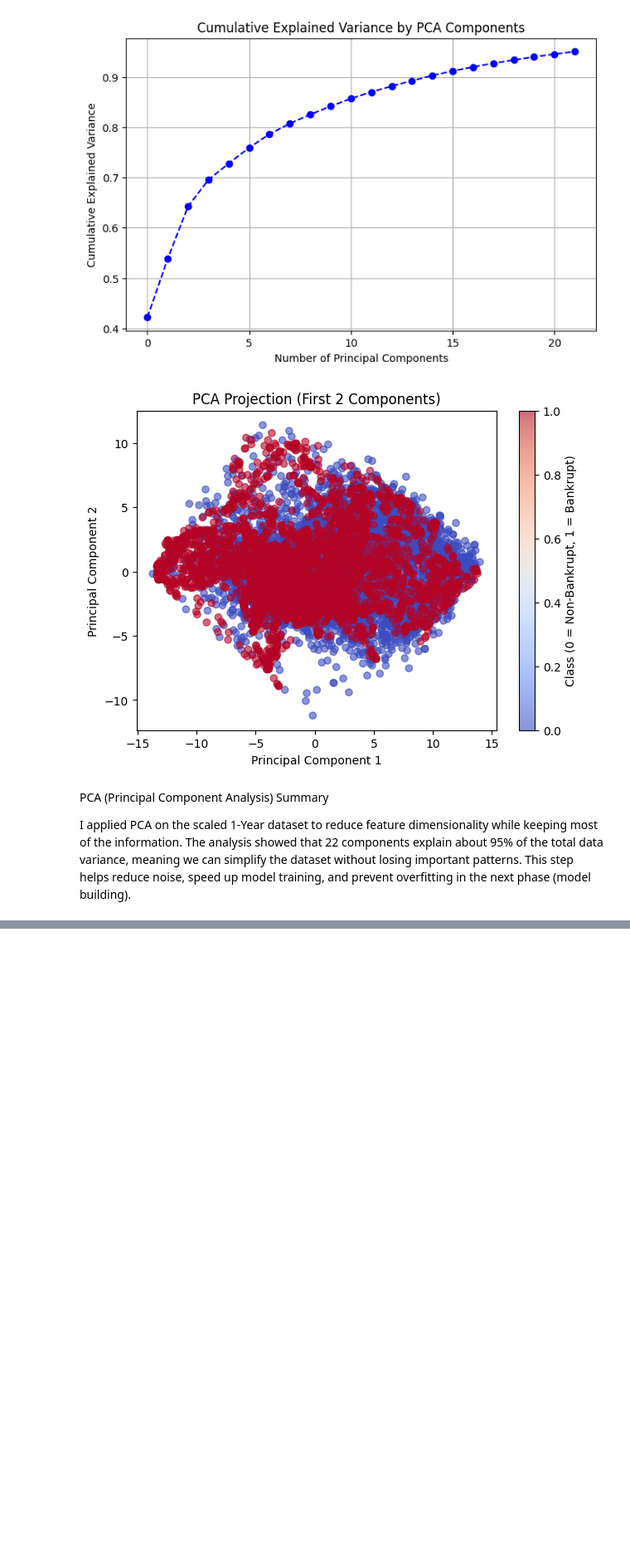
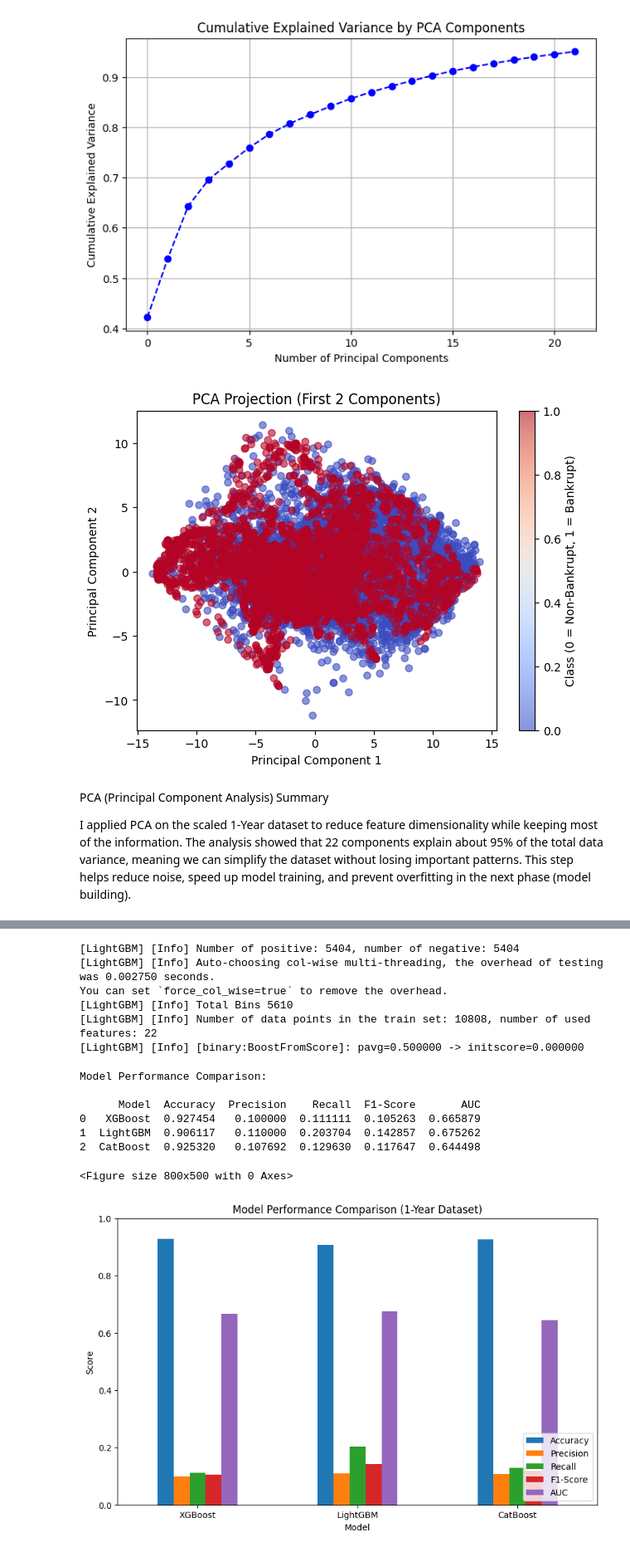
Before and after one commit to Sai-Vara-Prasad-Lekkalapudi/major-project, a Jupyter notebook: Major_project_EDA.ipynb, the cells around one changed output, grey strips where cells are left out. Shown at 83% size. Saved outputs shown, nothing was run; the diff lists cells and outputs as text; code cells hidden in the pictures; blank space fills up the shorter version.

```diff
--- a/Major_project_EDA.ipynb
+++ b/Major_project_EDA.ipynb
@@ -844,0 +821,71 @@ This step helps reduce noise, speed up model training, and prevent overfitting i
+# %%
+#  Model Building and Evaluation
+
+from xgboost import XGBClassifier
+from lightgbm import LGBMClassifier
+from catboost import CatBoostClassifier
+from sklearn.metrics import accuracy_score, precision_score, recall_score, f1_score, roc_auc_score
+import matplotlib.pyplot as plt
+import pandas as pd
+
+# Use PCA-transformed data for training
+X_train_final = X_train_pca
+X_test_final = X_test_pca
+
+#  Define Models
+models = {
+    "XGBoost": XGBClassifier(random_state=42, eval_metric='logloss'),
+    "LightGBM": LGBMClassifier(random_state=42),
+    "CatBoost": CatBoostClassifier(verbose=0, random_state=42)
+}
+
+#  Train & Evaluate
+results = []
+for name, model in models.items():
+    model.fit(X_train_final, y_train_res)
+    y_pred = model.predict(X_test_final)
+    y_prob = model.predict_proba(X_test_final)[:, 1]
+
+    results.append({
+        "Model": name,
+        "Accuracy": accuracy_score(y_test, y_pred),
+        "Precision": precision_score(y_test, y_pred),
+        "Recall": recall_score(y_test, y_pred),
+        "F1-Score": f1_score(y_test, y_pred),
+        "AUC": roc_auc_score(y_test, y_prob)
+    })
+
+#  Convert to DataFrame
+results_df = pd.DataFrame(results)
+print("\nModel Performance Comparison:\n")
+print(results_df)
+
+#  Visualization
+plt.figure(figsize=(8,5))
+results_df.plot(
+    x='Model',
+    y=['Accuracy', 'Precision', 'Recall', 'F1-Score', 'AUC'],
+    kind='bar',
+    figsize=(10,6)
+)
+plt.title("Model Performance Comparison (1-Year Dataset)")
+plt.ylabel("Score")
+plt.ylim(0, 1)
+plt.xticks(rotation=0)
+plt.legend(loc='lower right')
+plt.show()
+# %% [output]
+[LightGBM] [Info] Number of positive: 5404, number of negative: 5404
+[LightGBM] [Info] Auto-choosing col-wise multi-threading, the overhead of testing was 0.002750 seconds.
+You can set `force_col_wise=true` to remove the overhead.
+[LightGBM] [Info] Total Bins 5610
+[LightGBM] [Info] Number of data points in the train set: 10808, number of used features: 22
+[LightGBM] [Info] [binary:BoostFromScore]: pavg=0.500000 -> initscore=0.000000
+Model Performance Comparison:
+
+      Model  Accuracy  Precision    Recall  F1-Score       AUC
+0   XGBoost  0.927454   0.100000  0.111111  0.105263  0.665879
+1  LightGBM  0.906117   0.110000  0.203704  0.142857  0.675262
+2  CatBoost  0.925320   0.107692  0.129630  0.117647  0.644498
+<Figure size 800x500 with 0 Axes>
+[figure, added]
```
Also changed, not shown: parts of 8 cells of this notebook.
